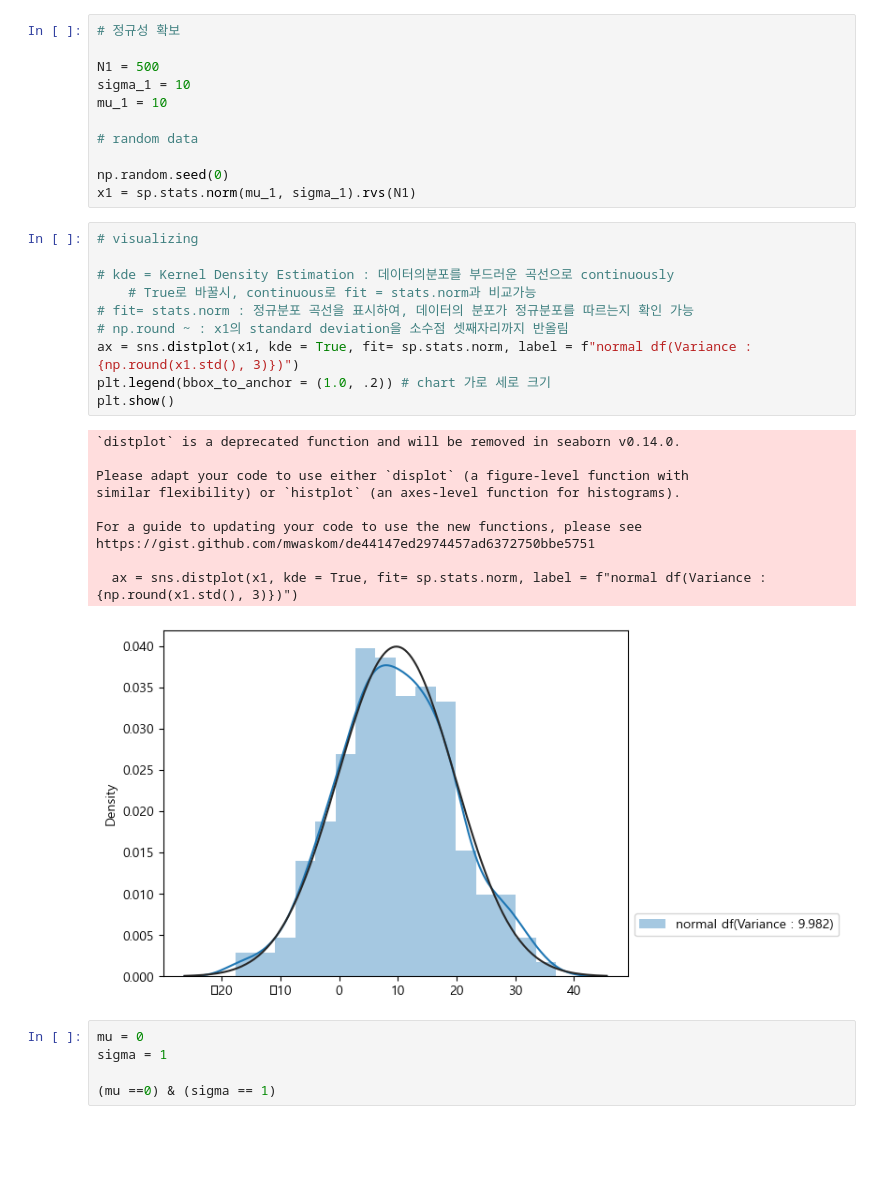
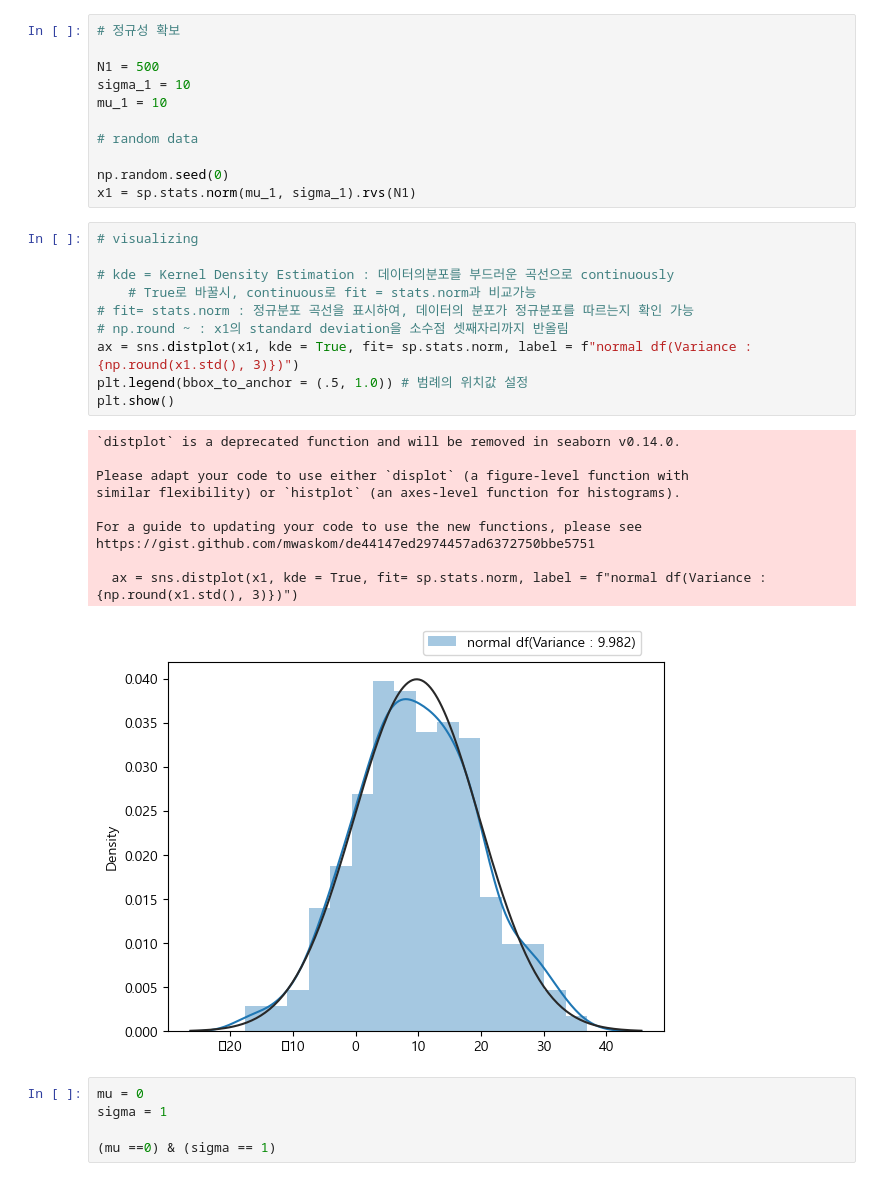
Before and after one commit to ZiNoBae/Practice_ubion, a Jupyter notebook: zino_drill/fin_stats_03_distribution.ipynb, the cells around one changed output. Drawn from its saved outputs; the diff is of its cells as text; blank space fills up the shorter version.

```diff
--- a/zino_drill/fin_stats_03_distribution.ipynb
+++ b/zino_drill/fin_stats_03_distribution.ipynb
@@ -252,24 +252,24 @@ x1 = sp.stats.norm(mu_1, sigma_1).rvs(N1)
 # %%
 # visualizing
 
 # kde = Kernel Density Estimation : 데이터의분포를 부드러운 곡선으로 continuously
     # True로 바꿀시, continuous로 fit = stats.norm과 비교가능
 # fit= stats.norm : 정규분포 곡선을 표시하여, 데이터의 분포가 정규분포를 따르는지 확인 가능
 # np.round ~ : x1의 standard deviation을 소수점 셋째자리까지 반올림
 ax = sns.distplot(x1, kde = True, fit= sp.stats.norm, label = f"normal df(Variance : {np.round(x1.std(), 3)})")
-plt.legend(bbox_to_anchor = (1.0, .2)) # chart 가로 세로 크기
+plt.legend(bbox_to_anchor = (.5, 1.0)) # 범례의 위치값 설정
 plt.show()
 # %% [output]
 `distplot` is a deprecated function and will be removed in seaborn v0.14.0.
 
 Please adapt your code to use either `displot` (a figure-level function with
 similar flexibility) or `histplot` (an axes-level function for histograms).
 
 For a guide to updating your code to use the new functions, please see
 https://gist.github.com/mwaskom/de44147ed2974457ad6372750bbe5751
 
   ax = sns.distplot(x1, kde = True, fit= sp.stats.norm, label = f"normal df(Variance : {np.round(x1.std(), 3)})")
-[figure, old version]
+[figure, new version]
 # %%
 mu = 0
 sigma = 1
```
Also changed, not shown: parts of 1 cell of this notebook, 1 other file.
